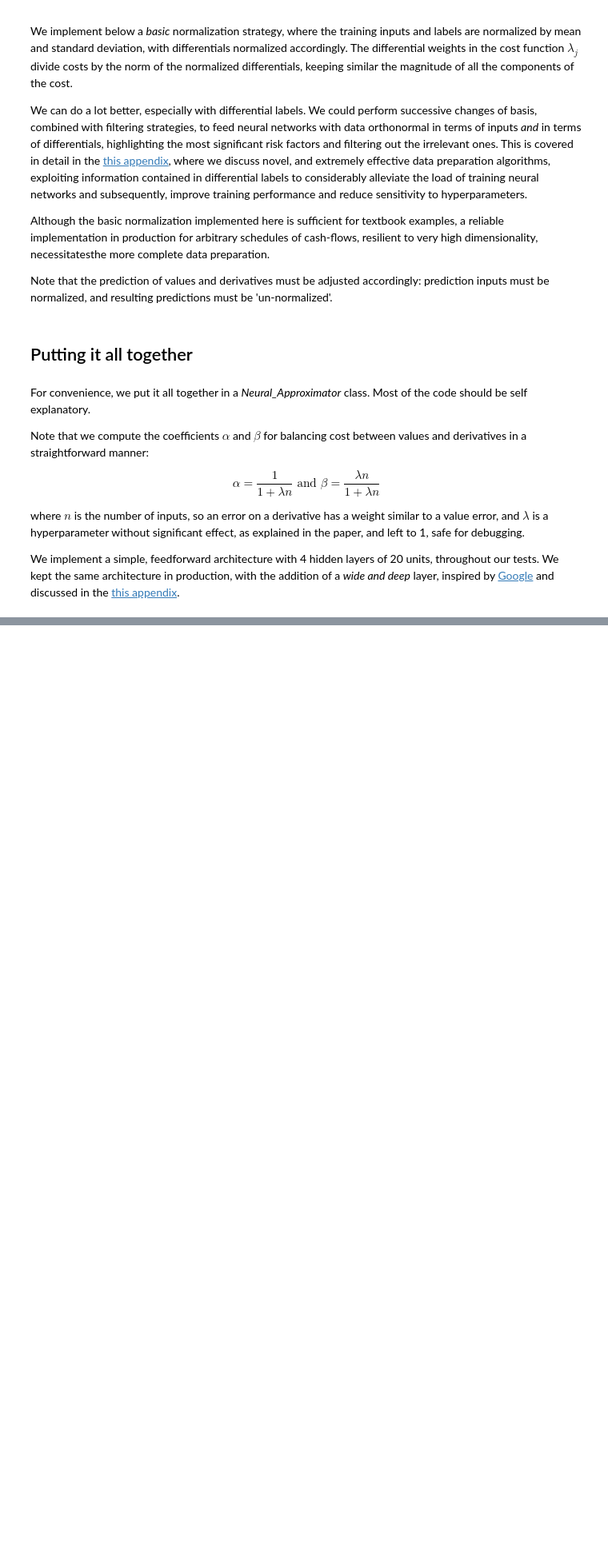
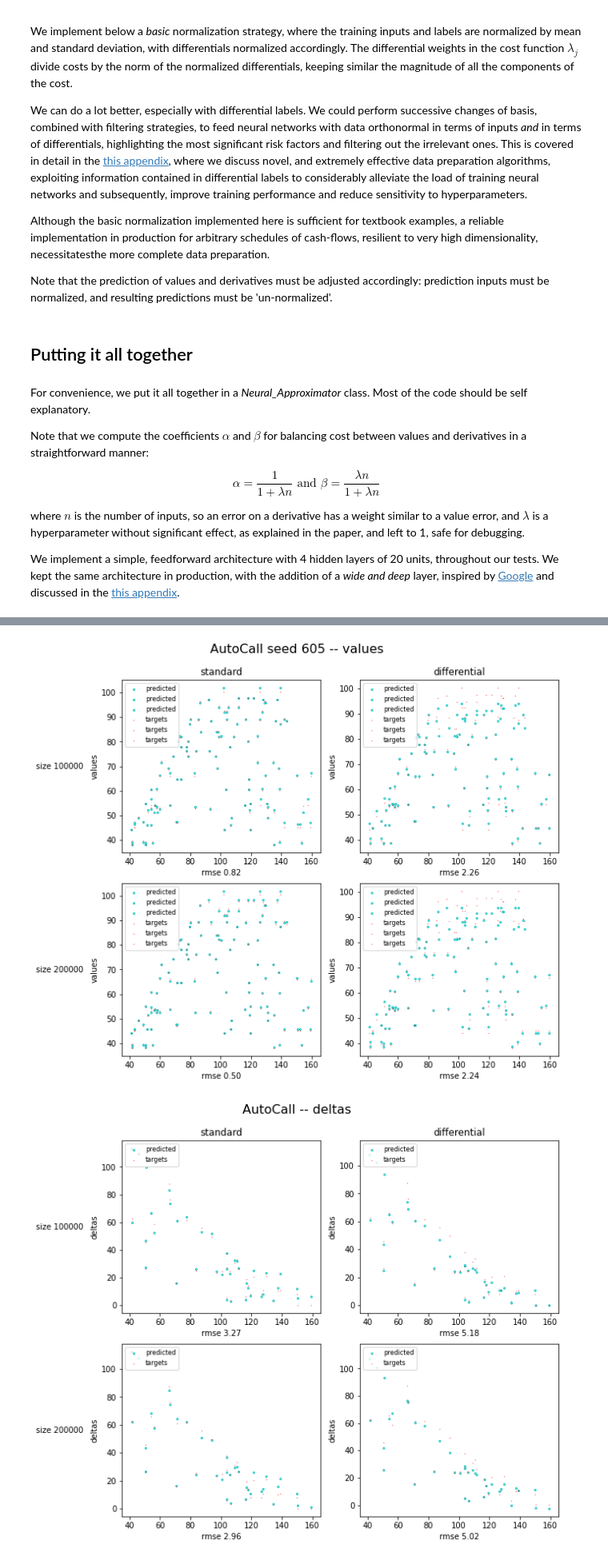
Before and after one commit to moo-337/differential-machine-learning, a Jupyter notebook: DifferentialMLTF2_AutoCall.ipynb, the cells around one changed output, grey strips where cells are left out. Shown at 80% size. Saved outputs shown, nothing was run; the diff lists cells and outputs as text; code cells hidden in the pictures; blank space fills up the shorter version.

```diff
--- a/DifferentialMLTF2_AutoCall.ipynb
+++ b/DifferentialMLTF2_AutoCall.ipynb
@@ -887,3 +937,13 @@ ValueError: ignored
+# %%
+# show predicitions
+graph("AutoCall seed %d" % simulSeed , values, xAxis, "", "values", yTest, sizes, True)
+
+# show deltas
+if showDeltas:
+    graph("AutoCall", deltas, xAxis[:,0], "", "deltas", dydxTest, sizes, True)
+# %% [output]
+[figure, added]
+[figure, added]
 # %%
 # show predicitions
 graph("AutoCall seed %d" % simulSeed , values, xAxis, "", "values", yTest, sizes, True)
```
Also changed, not shown: parts of 13 cells of this notebook.
